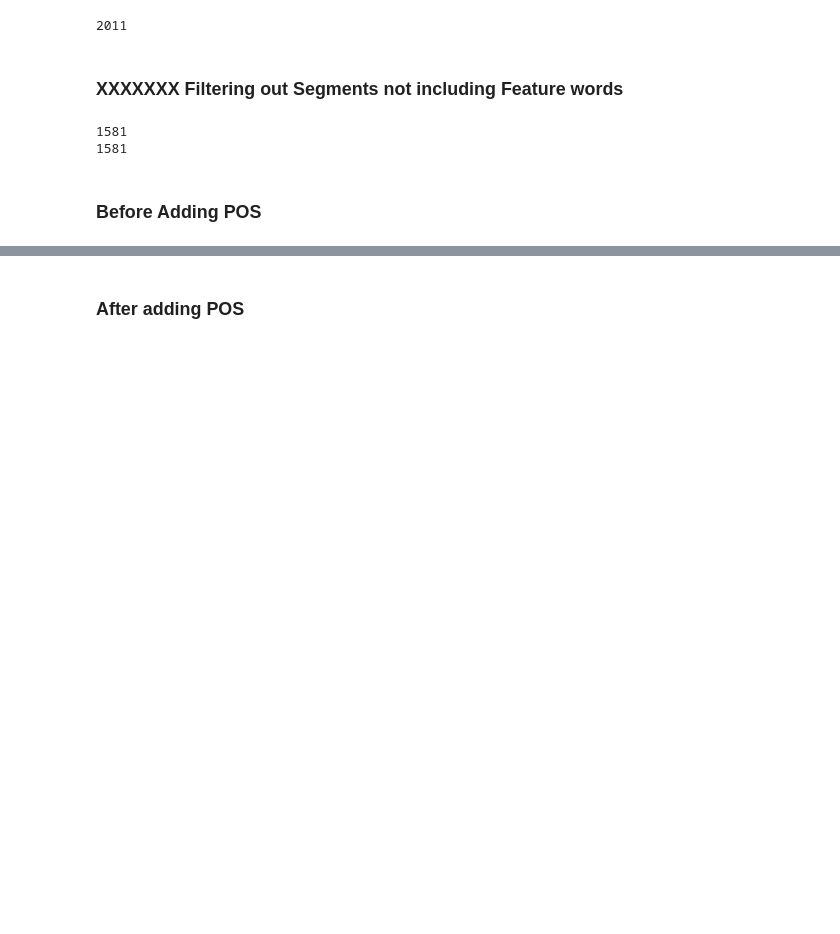
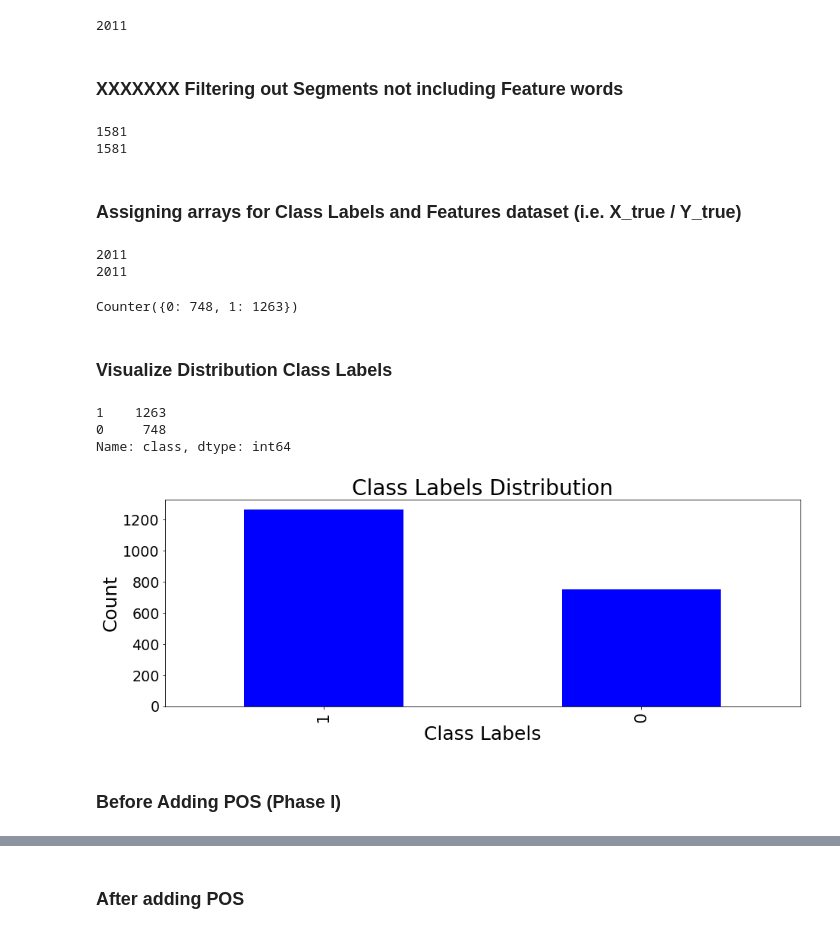
Before and after one commit to kyloop/CSC_594_AI_NLP, a Jupyter notebook: CSC594_code_final-Copy4.ipynb, the cells around one changed output, grey strips where cells are left out. Saved outputs shown, nothing was run; the diff lists cells and outputs as text; code cells hidden in the pictures; blank space fills up the shorter version.

```diff
--- a/CSC594_code_final-Copy4.ipynb
+++ b/CSC594_code_final-Copy4.ipynb
@@ -2128,5 +2120,42 @@ print(len(X_true)        )
 # %% [output]
 1581
 1581
+# %% [markdown]
+### Assigning arrays for Class Labels and Features dataset (i.e. X_true / Y_true)
+# %%
+Y_true = []
+X_true = []
+
+X_true = df_train.loc[:,"segments":]
+Y_true = df_train.loc[:,"class"]
+
+print(len(X_true))
+print(len(Y_true))
+Counter(Y_true)
+# %% [output]
+2011
+2011
+Counter({0: 748, 1: 1263})
+# %% [markdown]
+### Visualize Distribution Class Labels
+# %%
+#Visualize the proportion of the target variables
+fig = plt.figure(figsize = (15,5))
+
+ax = fig.add_subplot(1,1,1)
+print(df_train["class"].value_counts())
+df_train["class"].value_counts().plot(kind='bar', color='blue')
+plt.xlabel("Class Labels", size=25)
+plt.ylabel("Count",size=25)
+plt.title("Class Labels Distribution", size=28)
+plt.tick_params(axis='x', labelsize=22)
+plt.tick_params(axis='y', labelsize=19)
+fig.savefig('Class_distribution_plot1.png')
+plt.show()
+# %% [output]
+1    1263
+0     748
+Name: class, dtype: int64
+[figure, added]
 # %% [markdown]
-### Before Adding POS
+### Before Adding POS (Phase I)
```
Also changed, not shown: parts of 12 cells of this notebook.
